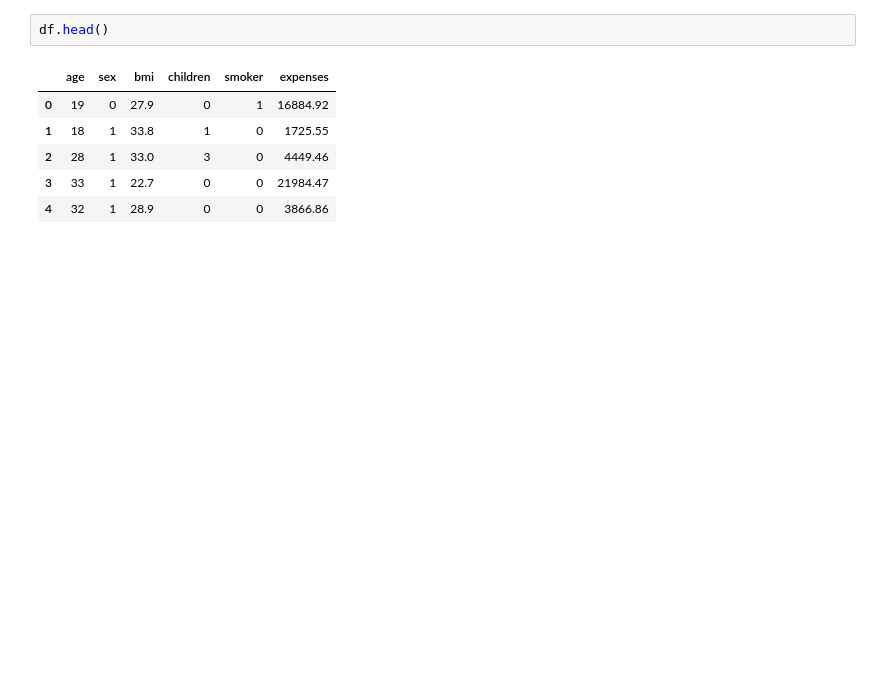
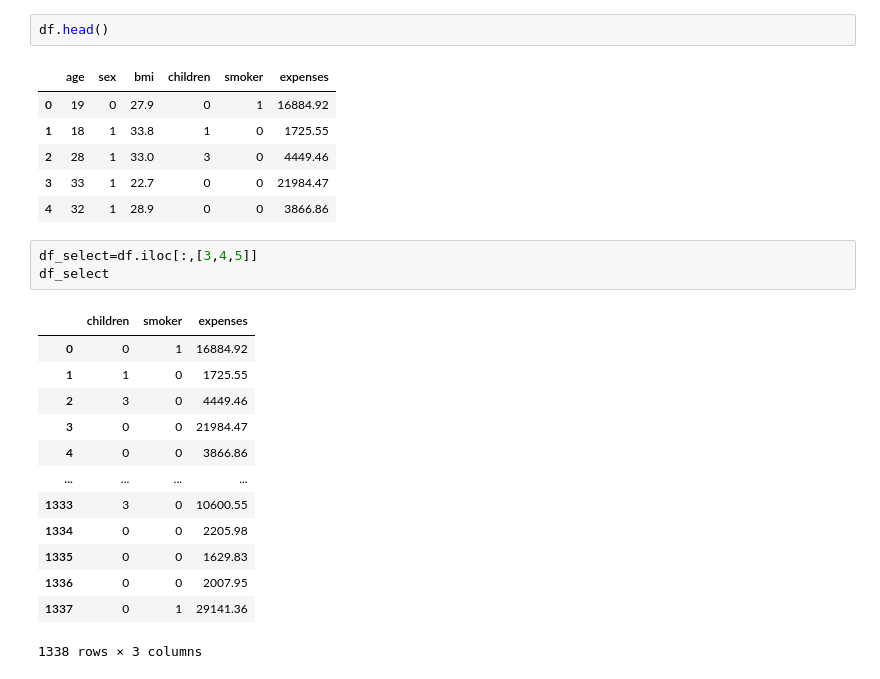
Before and after one commit to niladri60/Computational_Intelligence, a Jupyter notebook: Health_Insurance_Prediction.ipynb, the cells around one changed output. Drawn from its saved outputs; the diff is of its cells as text; blank space fills up the shorter version.

```diff
--- a/Health_Insurance_Prediction.ipynb
+++ b/Health_Insurance_Prediction.ipynb
@@ -115,4 +119,21 @@ df.head()
 | 2 | 28 | 1 | 33.0 | 3 | 0 | 4449.46 |
 | 3 | 33 | 1 | 22.7 | 0 | 0 | 21984.47 |
 | 4 | 32 | 1 | 28.9 | 0 | 0 | 3866.86 |
+# %%
+df_select=df.iloc[:,[3,4,5]]
+df_select
+# %% [output]
+|  | children | smoker | expenses |
+| 0 | 0 | 1 | 16884.92 |
+| 1 | 1 | 0 | 1725.55 |
+| 2 | 3 | 0 | 4449.46 |
+| 3 | 0 | 0 | 21984.47 |
+| 4 | 0 | 0 | 3866.86 |
+| ... | ... | ... | ... |
+| 1333 | 3 | 0 | 10600.55 |
+| 1334 | 0 | 0 | 2205.98 |
+| 1335 | 0 | 0 | 1629.83 |
+| 1336 | 0 | 0 | 2007.95 |
+| 1337 | 0 | 1 | 29141.36 |
+1338 rows × 3 columns
 # %%
```
Also changed, not shown: parts of 34 cells of this notebook.
